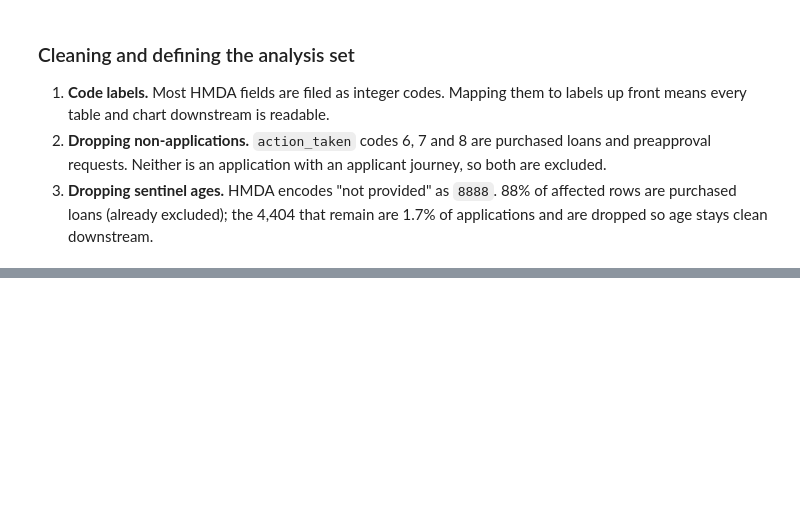
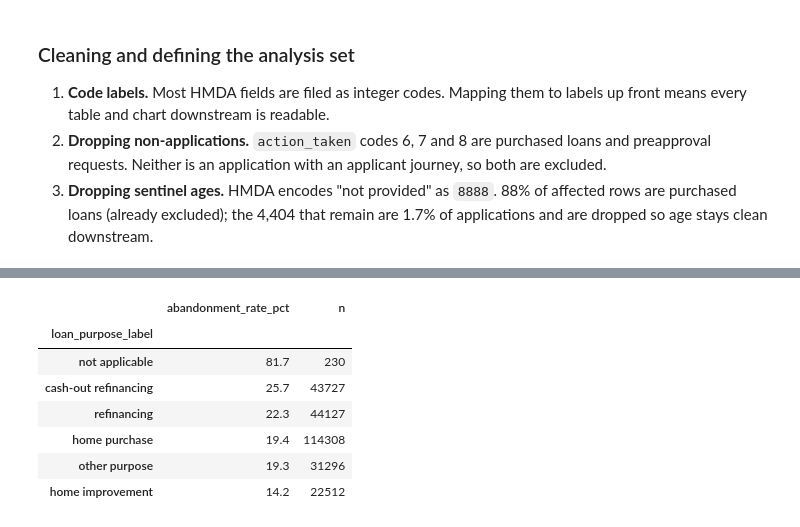
Before and after one commit to aidaubinazhit/hmda-abandonment, a Jupyter notebook: notebooks/01-explore.ipynb, the cells around one changed output, grey strips where cells are left out. Cells and saved outputs as stored; diff of their text form; code cells hidden in the pictures; blank space fills up the shorter version.

```diff
--- a/notebooks/01-explore.ipynb
+++ b/notebooks/01-explore.ipynb
@@ -271,0 +367,17 @@ abandonment rate      20.5%
+# %%
+(
+    df.groupby("loan_purpose_label")["abandoned"]
+    .agg(["mean", "count"])
+    .assign(mean=lambda d: d["mean"].mul(100).round(1))
+    .rename(columns={"mean": "abandonment_rate_pct", "count": "n"})
+    .sort_values("abandonment_rate_pct", ascending=False)
+)
+# %% [output]
+|  | abandonment_rate_pct | n |
+| loan_purpose_label |  |  |
+| not applicable | 81.7 | 230 |
+| cash-out refinancing | 25.7 | 43727 |
+| refinancing | 22.3 | 44127 |
+| home purchase | 19.4 | 114308 |
+| other purpose | 19.3 | 31296 |
+| home improvement | 14.2 | 22512 |
```
Also changed, not shown: parts of 6 cells of this notebook.
